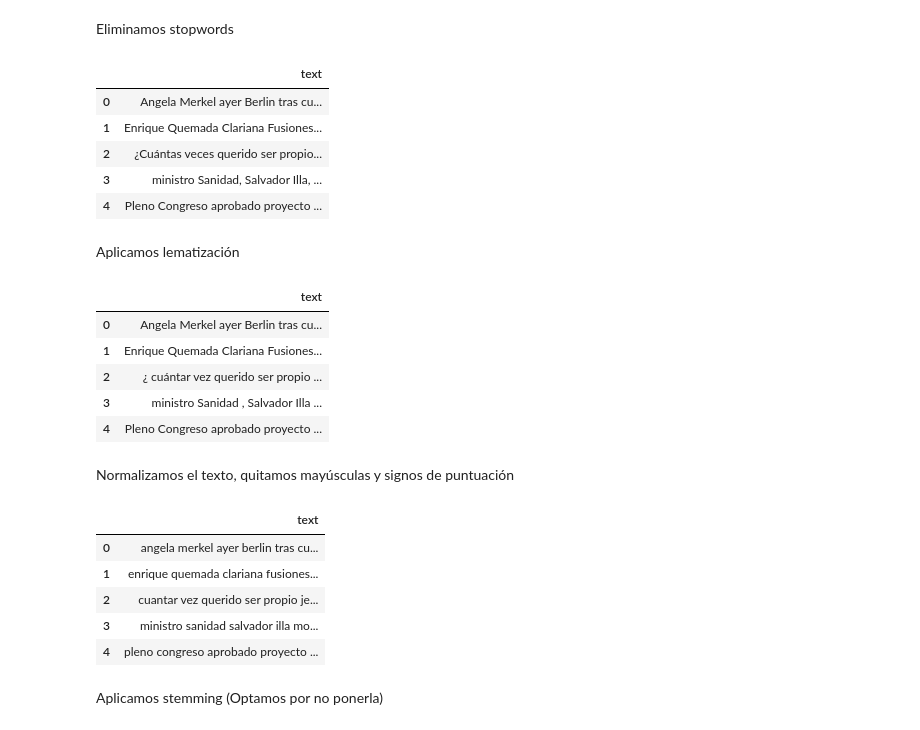
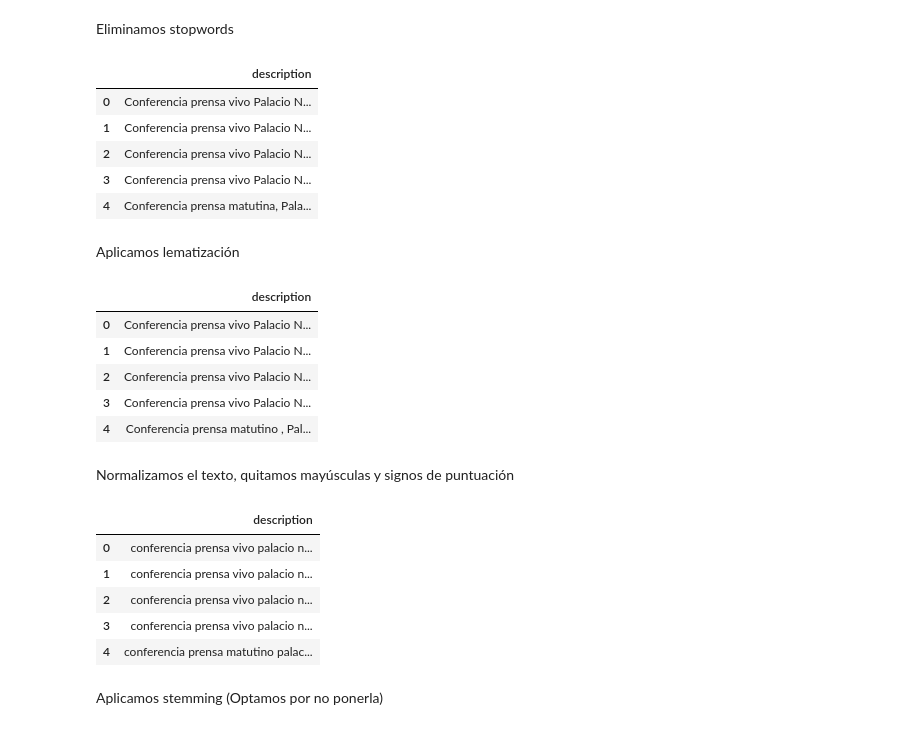
Before and after one commit to HectorAgValenzuela/TopicPrediction, a Jupyter notebook: TopicPredicton.ipynb, the cells around one changed output. Cells and saved outputs as stored; diff of their text form; code cells hidden in the pictures.

```diff
--- a/TopicPredicton.ipynb
+++ b/TopicPredicton.ipynb
@@ -23,14 +23,13 @@ from sklearn.preprocessing import MaxAbsScaler
 * Vectorizamos y hacemos n-gramas
 * Usamos SVD para ver cuantos topicos pueden tener los documentos
 # %%
-# Archivo npr.csv es para hacer pruebas
+# Leer archivo .csv
+df = pd.read_csv('mañaneras.csv')
 
-df = pd.read_csv('noticias-economicas-sample.csv')
+textoPrueba = df[['description']].copy() # Pongo .copy() porque cuando intentas
+                                  # quitar las stopwords sale un warning.
+# textoPrueba = textoPrueba.head(1000)
 
-textoPrueba = df[['text']].copy() # Pongo .copy() porque cuando intentas
-                                  # quitar las stopwords sale un warning.
-textoPrueba = textoPrueba.head(1000)
-
-print(textoPrueba.shape)
+print(textoPrueba.shape[0])
 textoPrueba.head(10)
 # %% [output]
@@ -59,15 +58,15 @@ def noStopwords(text):
 
     return text
 # %%
-textoPrueba['text'] = textoPrueba['text'].apply(noStopwords)
+textoPrueba['description'] = textoPrueba['description'].apply(noStopwords)
 textoPrueba.head()
 # %% [output]
-|  | text |
-| 0 | Angela Merkel ayer Berlin tras cu... |
-| 1 | Enrique Quemada Clariana Fusiones... |
-| 2 | ¿Cuántas veces querido ser propio... |
-| 3 | ministro Sanidad, Salvador Illa, ... |
-| 4 | Pleno Congreso aprobado proyecto ... |
+|  | description |
+| 0 | Conferencia prensa vivo Palacio N... |
+| 1 | Conferencia prensa vivo Palacio N... |
+| 2 | Conferencia prensa vivo Palacio N... |
+| 3 | Conferencia prensa vivo Palacio N... |
+| 4 | Conferencia prensa matutina, Pala... |
 # %% [markdown]
 Aplicamos lematización
 # %%
@@ -84,15 +83,15 @@ def lemmatize_text(text):
 
     return lemmatized_text
 # %%
-textoPrueba['text'] = textoPrueba['text'].apply(lemmatize_text)
+textoPrueba['description'] = textoPrueba['description'].apply(lemmatize_text)
 textoPrueba.head()
 # %% [output]
-|  | text |
-| 0 | Angela Merkel ayer Berlin tras cu... |
-| 1 | Enrique Quemada Clariana Fusiones... |
-| 2 | ¿ cuántar vez querido ser propio ... |
-| 3 | ministro Sanidad , Salvador Illa ... |
-| 4 | Pleno Congreso aprobado proyecto ... |
+|  | description |
+| 0 | Conferencia prensa vivo Palacio N... |
+| 1 | Conferencia prensa vivo Palacio N... |
+| 2 | Conferencia prensa vivo Palacio N... |
+| 3 | Conferencia prensa vivo Palacio N... |
+| 4 | Conferencia prensa matutino , Pal... |
 # %% [markdown]
 Normalizamos el texto, quitamos mayúsculas y signos de puntuación
 # %%
@@ -110,15 +109,15 @@ def noPuntuacion(text):
 
     return re.findall(r'[a-zñ]+', text)
 # %%
-textoPrueba['text'] = textoPrueba['text'].apply(noPuntuacion).apply(lambda x: " ".join(x))
+textoPrueba['description'] = textoPrueba['description'].apply(noPuntuacion).apply(lambda x: " ".join(x))
 textoPrueba.head()
 # %% [output]
-|  | text |
-| 0 | angela merkel ayer berlin tras cu... |
-| 1 | enrique quemada clariana fusiones... |
-| 2 | cuantar vez querido ser propio je... |
-| 3 | ministro sanidad salvador illa mo... |
-| 4 | pleno congreso aprobado proyecto ... |
+|  | description |
+| 0 | conferencia prensa vivo palacio n... |
+| 1 | conferencia prensa vivo palacio n... |
+| 2 | conferencia prensa vivo palacio n... |
+| 3 | conferencia prensa vivo palacio n... |
+| 4 | conferencia prensa matutino palac... |
 # %% [markdown]
 Aplicamos stemming (Optamos por no ponerla)
 # %%
```
Also changed, not shown: parts of 17 cells of this notebook.
